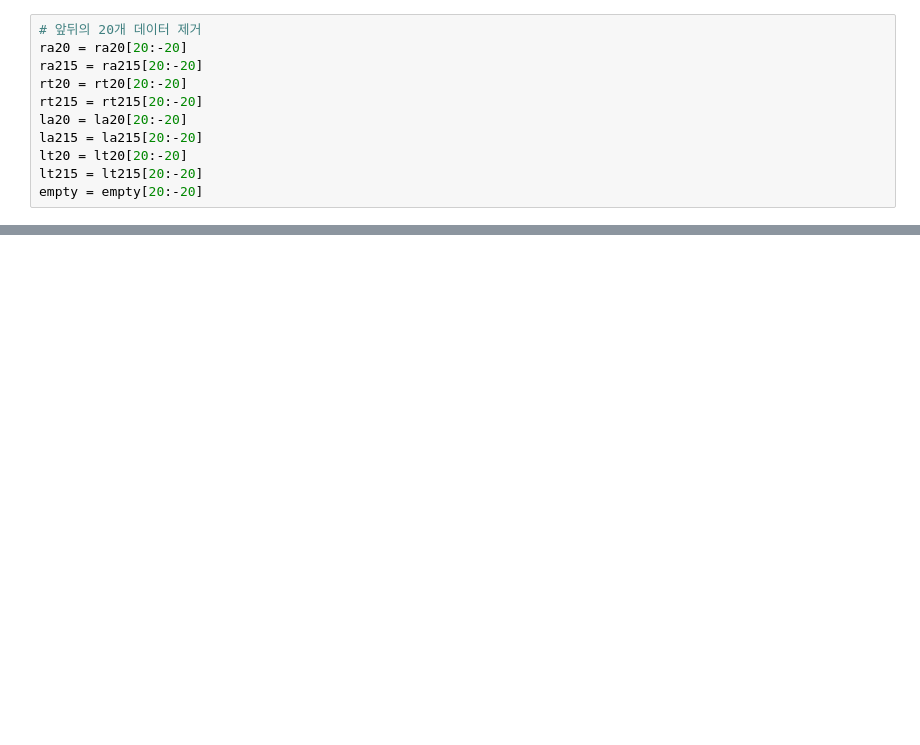
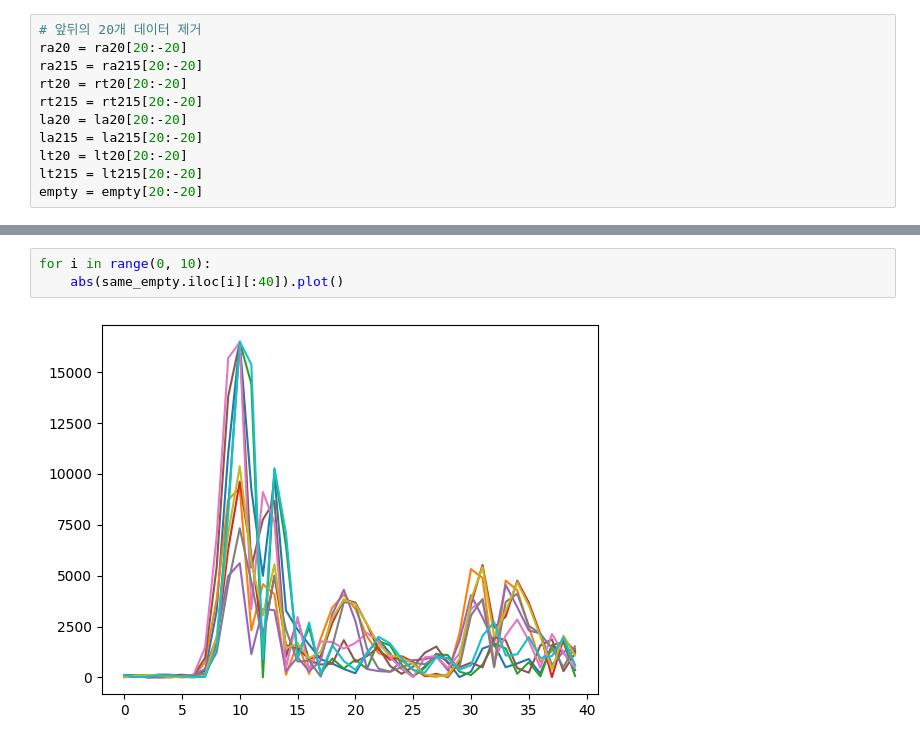
Before and after one commit to jkworldchampion/tag-less_tracking_with_uwb, a Jupyter notebook: angle_classification.ipynb, the cells around one changed output, grey strips where cells are left out. Cells and saved outputs as stored; diff of their text form; blank space fills up the shorter version.

```diff
--- a/angle_classification.ipynb
+++ b/angle_classification.ipynb
@@ -67,0 +82,5 @@ empty.iloc[10].plot()
+# %%
+for i in range(0, 10):
+    abs(same_empty.iloc[i][:40]).plot()
+# %% [output]
+[figure, added]
```
Also changed, not shown: parts of 11 cells of this notebook, 11 other files.
